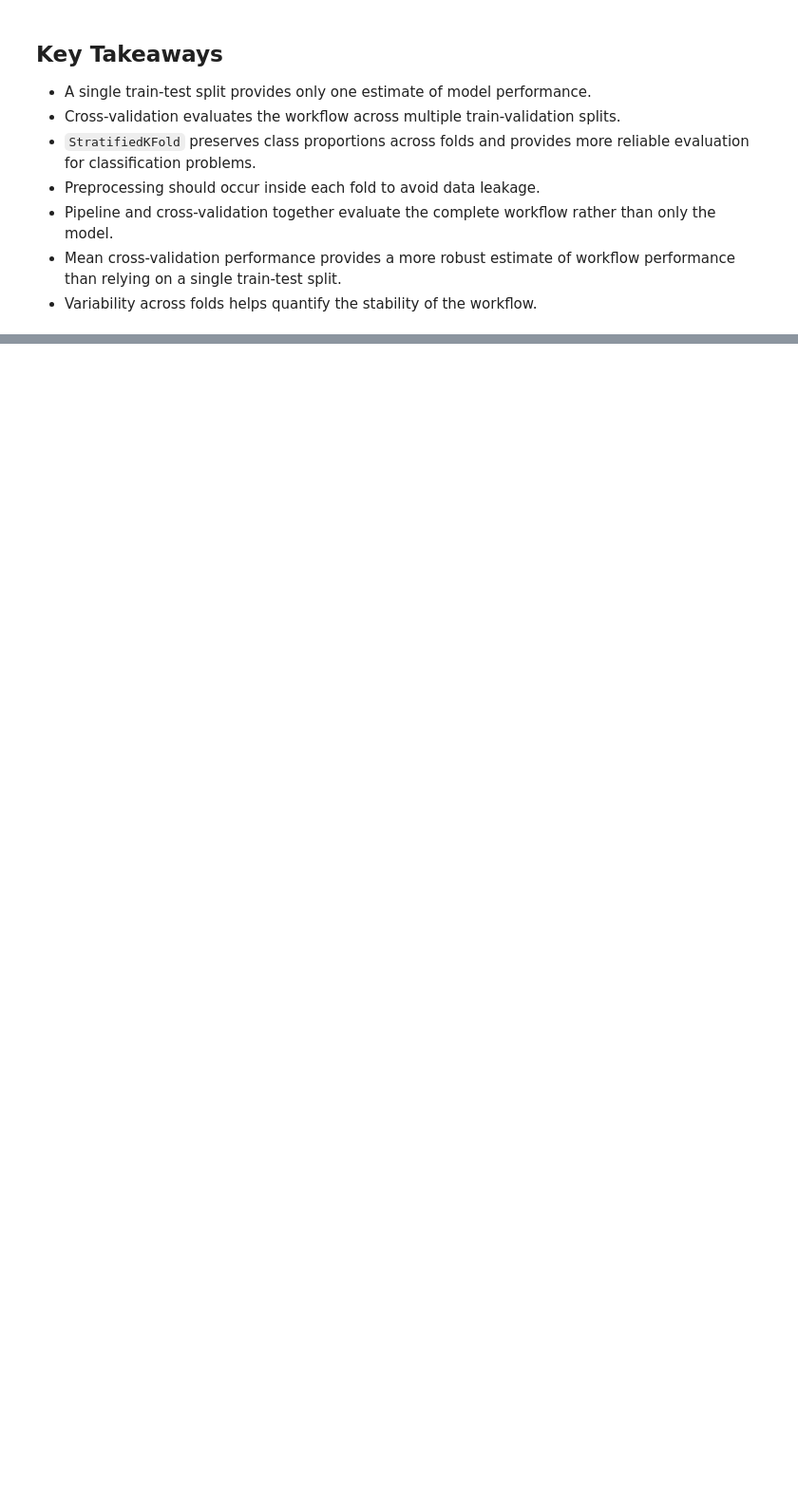
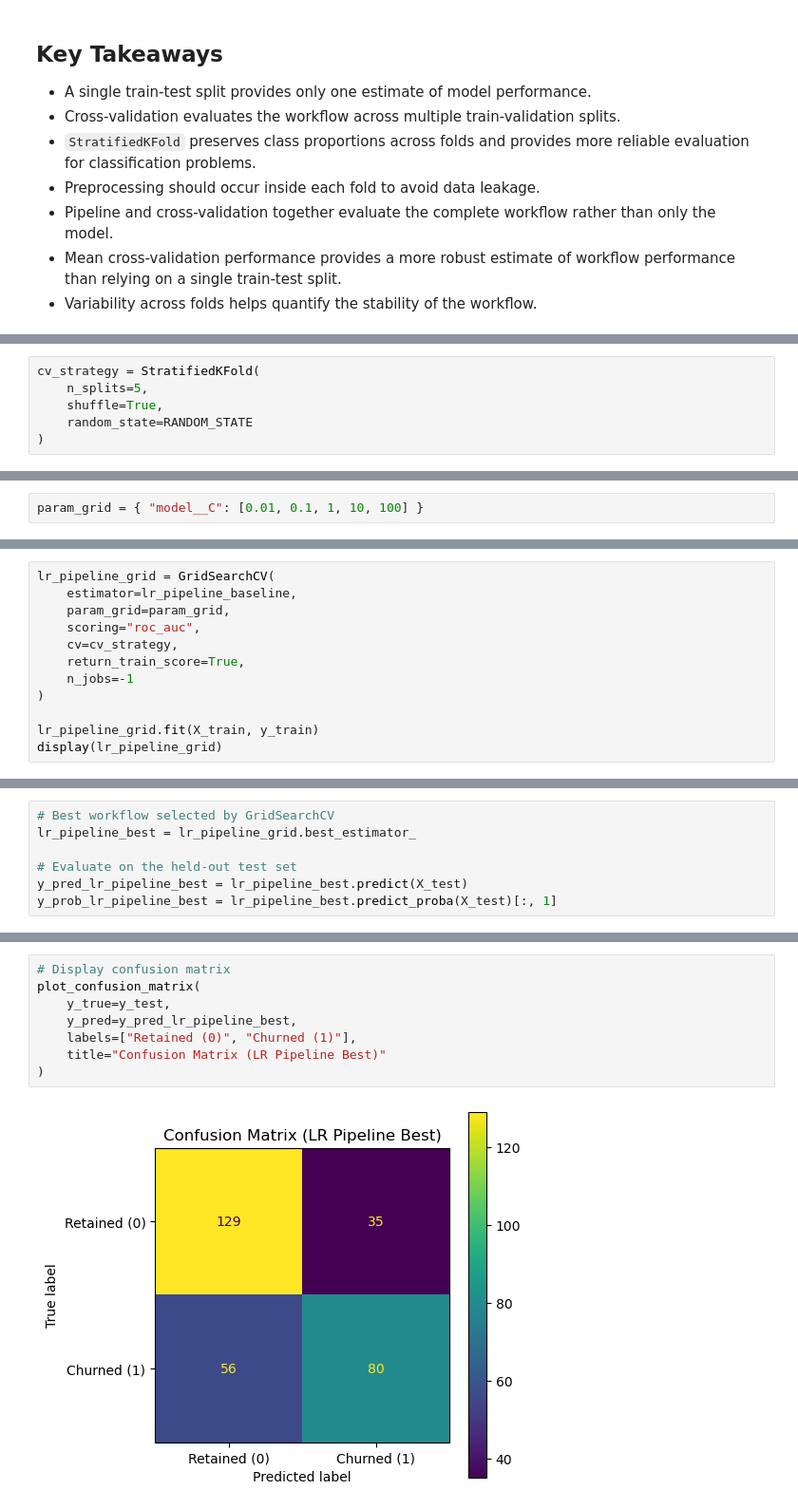
Before and after one commit to AmishaTiwari/ml-model-playbook, a Jupyter notebook: ml_pipelines/ml_pipelines.ipynb, the cells around one changed output, grey strips where cells are left out. Shown at 95% size. Saved outputs shown, nothing was run; the diff lists cells and outputs as text; blank space fills up the shorter version.

Commit message:
feat: optimize pipeline workflows using GridSearchCV

```diff
--- a/ml_pipelines/ml_pipelines.ipynb
+++ b/ml_pipelines/ml_pipelines.ipynb
@@ -1108,0 +1157,6 @@ These practices can produce misleading performance estimates and unreliable mode
+# %%
+cv_strategy = StratifiedKFold(
+    n_splits=5,
+    shuffle=True,
+    random_state=RANDOM_STATE
+)
@@ -1108,0 +1165,2 @@ These practices can produce misleading performance estimates and unreliable mode
+# %%
+param_grid = { "model__C": [0.01, 0.1, 1, 10, 100] }
@@ -1108,0 +1169,12 @@ These practices can produce misleading performance estimates and unreliable mode
+# %%
+lr_pipeline_grid = GridSearchCV(
+    estimator=lr_pipeline_baseline,
+    param_grid=param_grid,
+    scoring="roc_auc",
+    cv=cv_strategy,
+    return_train_score=True,
+    n_jobs=-1
+)
+
+lr_pipeline_grid.fit(X_train, y_train)
+display(lr_pipeline_grid)
@@ -1108,0 +1235,7 @@ These practices can produce misleading performance estimates and unreliable mode
+# %%
+# Best workflow selected by GridSearchCV
+lr_pipeline_best = lr_pipeline_grid.best_estimator_
+
+# Evaluate on the held-out test set
+y_pred_lr_pipeline_best = lr_pipeline_best.predict(X_test)
+y_prob_lr_pipeline_best = lr_pipeline_best.predict_proba(X_test)[:, 1]
@@ -1108,0 +1258,10 @@ These practices can produce misleading performance estimates and unreliable mode
+# %%
+# Display confusion matrix
+plot_confusion_matrix(
+    y_true=y_test,
+    y_pred=y_pred_lr_pipeline_best,
+    labels=["Retained (0)", "Churned (1)"],
+    title="Confusion Matrix (LR Pipeline Best)"
+)
+# %% [output]
+[figure, added]
```
Also changed, not shown: parts of 20 cells of this notebook.
